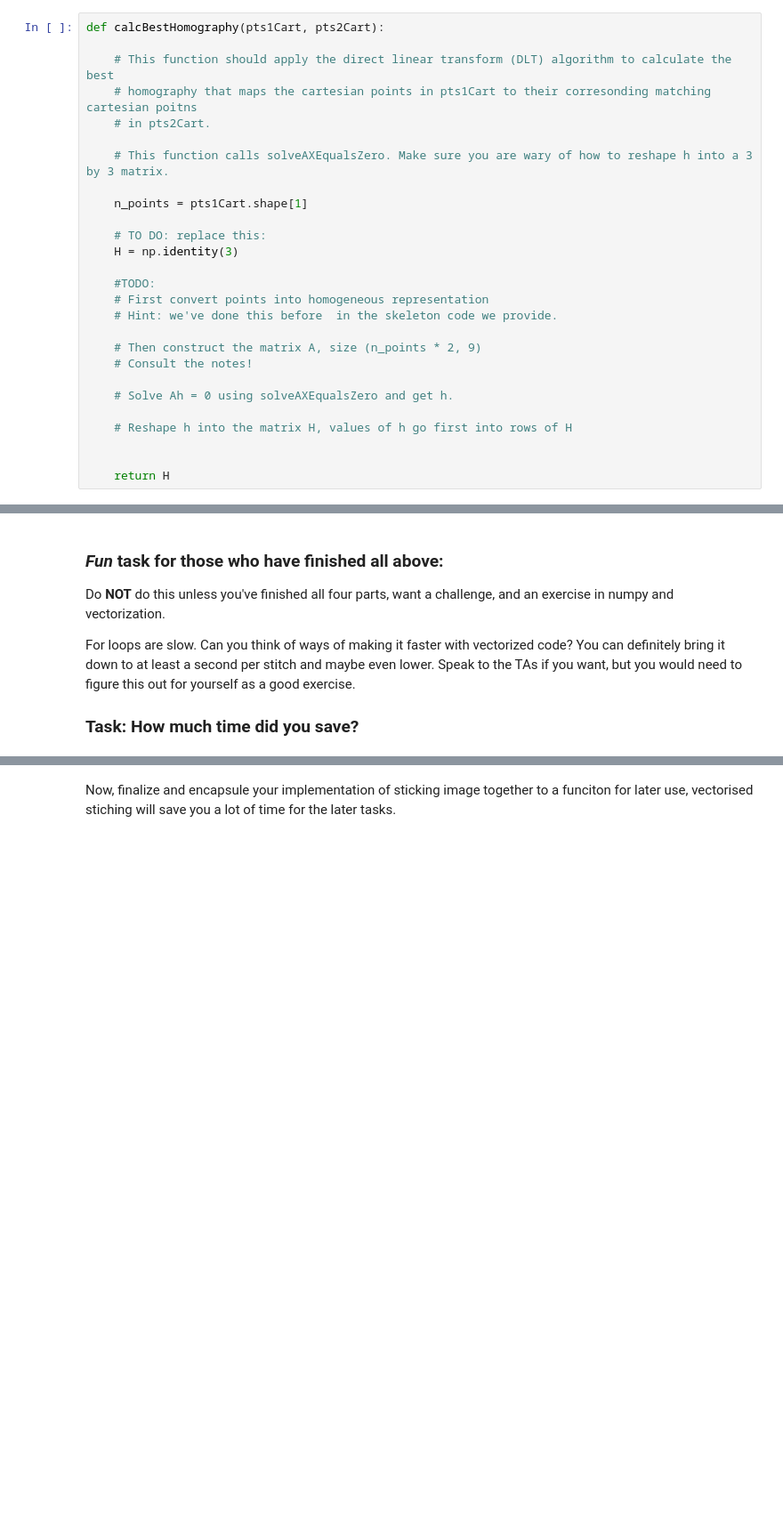
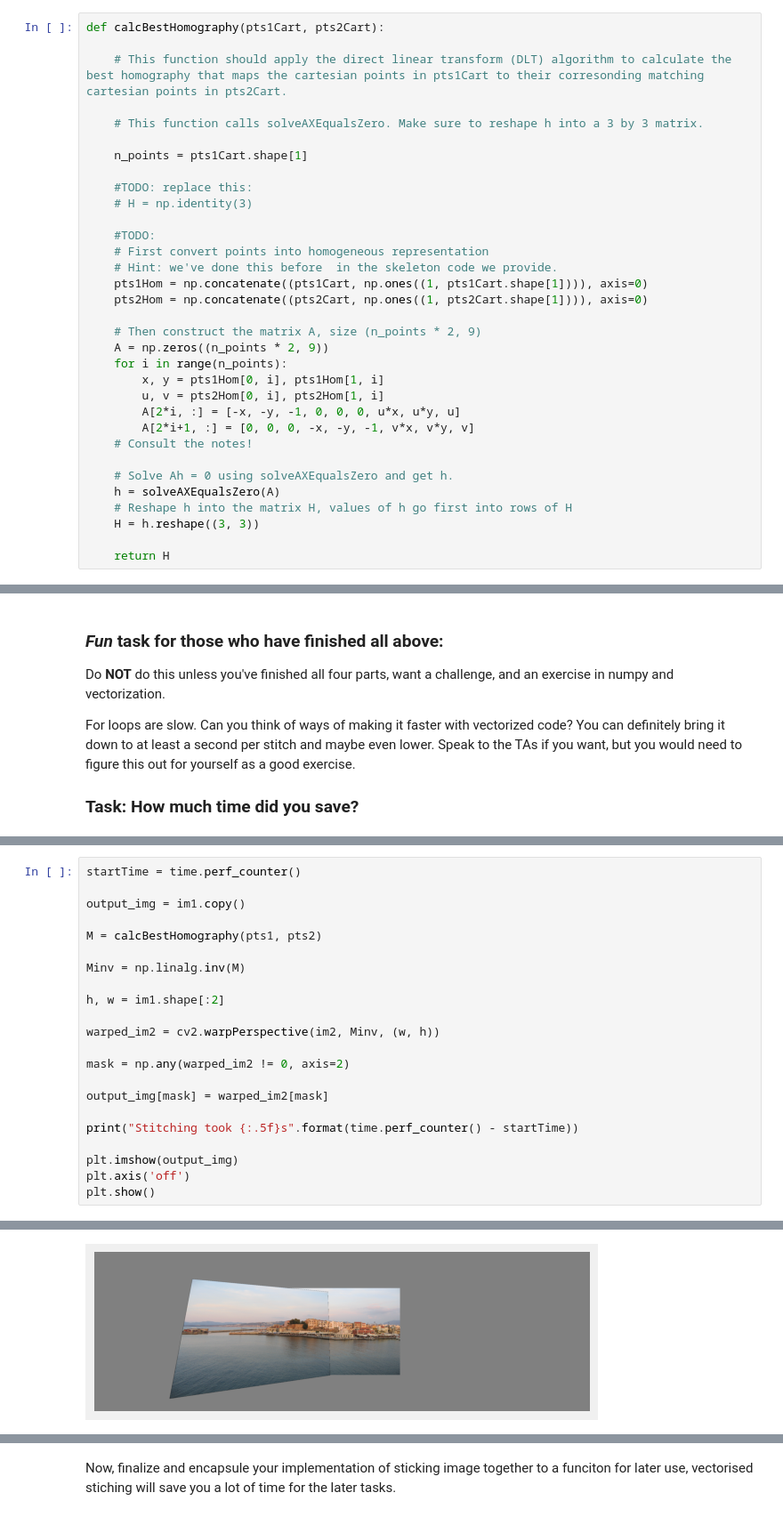
Before and after one commit to KasLoot/CV_and_Sensing, a Jupyter notebook: labs/Lab3.ipynb, the cells around one changed output, grey strips where cells are left out. Shown at 89% size. Saved outputs shown, nothing was run; the diff lists cells and outputs as text; blank space fills up the shorter version.

```diff
--- a/labs/Lab3.ipynb
+++ b/labs/Lab3.ipynb
@@ -676,28 +678,34 @@ def solveAXEqualsZero(A):
 # %%
 def calcBestHomography(pts1Cart, pts2Cart):
 
-    # This function should apply the direct linear transform (DLT) algorithm to calculate the best
-    # homography that maps the cartesian points in pts1Cart to their corresonding matching cartesian poitns
-    # in pts2Cart.
+    # This function should apply the direct linear transform (DLT) algorithm to calculate the best homography that maps the cartesian points in pts1Cart to their corresonding matching cartesian points in pts2Cart.
 
-    # This function calls solveAXEqualsZero. Make sure you are wary of how to reshape h into a 3 by 3 matrix.
+    # This function calls solveAXEqualsZero. Make sure to reshape h into a 3 by 3 matrix.
 
     n_points = pts1Cart.shape[1]
 
-    # TO DO: replace this:
-    H = np.identity(3)
+    #TODO: replace this:
+    # H = np.identity(3)
 
     #TODO:
     # First convert points into homogeneous representation
     # Hint: we've done this before  in the skeleton code we provide.
+    pts1Hom = np.concatenate((pts1Cart, np.ones((1, pts1Cart.shape[1]))), axis=0)
+    pts2Hom = np.concatenate((pts2Cart, np.ones((1, pts2Cart.shape[1]))), axis=0)
 
     # Then construct the matrix A, size (n_points * 2, 9)
+    A = np.zeros((n_points * 2, 9))
+    for i in range(n_points):
+        x, y = pts1Hom[0, i], pts1Hom[1, i]
+        u, v = pts2Hom[0, i], pts2Hom[1, i]
+        A[2*i, :] = [-x, -y, -1, 0, 0, 0, u*x, u*y, u]
+        A[2*i+1, :] = [0, 0, 0, -x, -y, -1, v*x, v*y, v]
     # Consult the notes!
 
     # Solve Ah = 0 using solveAXEqualsZero and get h.
-
+    h = solveAXEqualsZero(A)
     # Reshape h into the matrix H, values of h go first into rows of H
-
+    H = h.reshape((3, 3))
 
     return H
 # %% [markdown]
@@ -771,0 +836,23 @@ Stitching image 3 to image 1 took: 0.69s
+# %%
+startTime = time.perf_counter()
+
+output_img = im1.copy()
+
+M = calcBestHomography(pts1, pts2)
+
+Minv = np.linalg.inv(M)
+
+h, w = im1.shape[:2]
+
+warped_im2 = cv2.warpPerspective(im2, Minv, (w, h))
+
+mask = np.any(warped_im2 != 0, axis=2)
+
+output_img[mask] = warped_im2[mask]
+
+print("Stitching took {:.5f}s".format(time.perf_counter() - startTime))
+
+plt.imshow(output_img)
+plt.axis('off')
+plt.show()
+# %% [output]
@@ -771,0 +860 @@ Stitching image 3 to image 1 took: 0.69s
+[figure, added]
```
Also changed, not shown: parts of 17 cells of this notebook, 9 other files.
